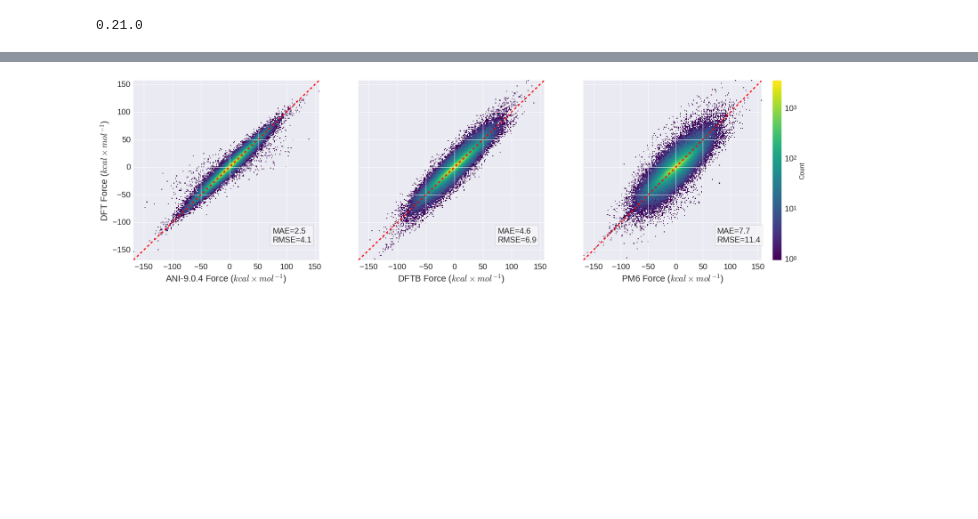
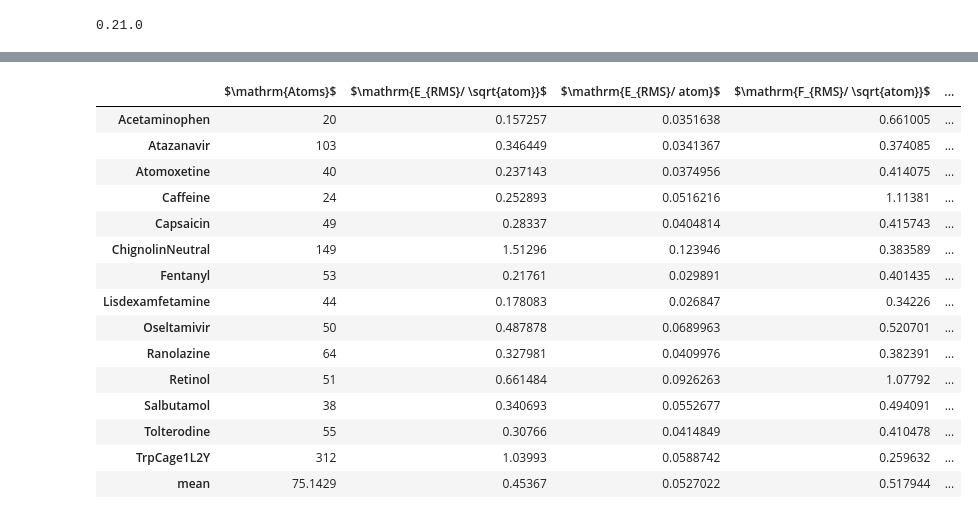
Before and after one commit to Jussmith01/ANI-Tools, a Jupyter notebook: notebooks/eval_ind_ts_data.ipynb, the cells around one changed output, grey strips where cells are left out. Drawn from its saved outputs; the diff is of its cells as text; code cells hidden in the pictures; blank space fills up the shorter version.

```diff
--- a/notebooks/eval_ind_ts_data.ipynb
+++ b/notebooks/eval_ind_ts_data.ipynb
@@ -283,3 +307,22 @@ s
+# %%
+edat4.style
+# %% [output]
+|  | $\mathrm{Atoms}$ | $\mathrm{E_{RMS}/ \sqrt{atom}}$ | $\mathrm{E_{RMS}/ atom}$ | $\mathrm{F_{RMS}/ \sqrt{atom}}$ | ... |
+| Acetaminophen | 20 | 0.157257 | 0.0351638 | 0.661005 | ... |
+| Atazanavir | 103 | 0.346449 | 0.0341367 | 0.374085 | ... |
+| Atomoxetine | 40 | 0.237143 | 0.0374956 | 0.414075 | ... |
+| Caffeine | 24 | 0.252893 | 0.0516216 | 1.11381 | ... |
+| Capsaicin | 49 | 0.28337 | 0.0404814 | 0.415743 | ... |
+| ChignolinNeutral | 149 | 1.51296 | 0.123946 | 0.383589 | ... |
+| Fentanyl | 53 | 0.21761 | 0.029891 | 0.401435 | ... |
+| Lisdexamfetamine | 44 | 0.178083 | 0.026847 | 0.34226 | ... |
+| Oseltamivir | 50 | 0.487878 | 0.0689963 | 0.520701 | ... |
+| Ranolazine | 64 | 0.327981 | 0.0409976 | 0.382391 | ... |
+| Retinol | 51 | 0.661484 | 0.0926263 | 1.07792 | ... |
+| Salbutamol | 38 | 0.340693 | 0.0552677 | 0.494091 | ... |
+| Tolterodine | 55 | 0.30766 | 0.0414849 | 0.410478 | ... |
+| TrpCage1L2Y | 312 | 1.03993 | 0.0588742 | 0.259632 | ... |
+| mean | 75.1429 | 0.45367 | 0.0527022 | 0.517944 | ... |
 # %%
 # Create a Pandas Excel writer using XlsxWriter as the engine.
 writer = pd.ExcelWriter(frc_xlsx, engine='xlsxwriter')
@@ -308,13 +351,13 @@ mpl.rcParams['ytick.labelsize'] = label_size
 fig, axes = plt.subplots(1, 3, figsize=[30,8], sharex=True, sharey=True, gridspec_kw = {'width_ratios':[1, 1, 1.2]})
 cmap = mpl.cm.viridis
 
-bin1 = aes.plot_corr_dist_axes(axes[0], Forces['ANI'], Forces['DFT'], cmap, r'ANI-9.0.4 Force ($kcal \times mol^{-1}$)', r'DFT Force ($kcal \times mol^{-1}$)')
+bin1 = aes.plot_corr_dist_axes(axes[0], Forces['ANI'], Forces['DFT'], cmap, r'ANI-AL6 Force ($kcal \times mol^{-1} \times \AA^{-1}$)', r'DFT Force ($kcal \times mol^{-1} \times \AA^{-1}$)')
 heights = bin1[0]
-bin2 = aes.plot_corr_dist_axes(axes[1], Forces['DFTB'], Forces['DFT'], cmap, r'DFTB Force ($kcal \times mol^{-1}$)', '', 1, heights.max())
-bin3 = aes.plot_corr_dist_axes(axes[2], Forces['PM6'], Forces['DFT'], cmap, r'PM6 Force ($kcal \times mol^{-1}$)', '', 1, heights.max())
+bin2 = aes.plot_corr_dist_axes(axes[1], Forces['DFTB'], Forces['DFT'], cmap, r'DFTB Force ($kcal \times mol^{-1} \times \AA^{-1}$)', '', 1, heights.max())
+bin3 = aes.plot_corr_dist_axes(axes[2], Forces['PM6'], Forces['DFT'], cmap, r'PM6 Force ($kcal \times mol^{-1} \times \AA^{-1}$)', '', 1, heights.max())
 
 cb1 = fig.colorbar(bin2[-1], cmap=cmap)
-cb1.set_label('Count', fontsize=16)
+cb1.set_label('Count', fontsize=20)
 
 #aes.add_inset_histogram(Forces['ANI'], Forces['DFT'], pos=[0.15, 0.636, .07, .235], ylim=[0, 1200], xlim=[-25, 25])
 #aes.add_inset_histogram(Forces['DFTB'], Forces['DFT'], pos=[0.41, 0.636, .07, .235], ylim=[0, 1200], xlim=[-25, 25])
@@ -322,12 +365,10 @@ cb1.set_label('Count', fontsize=16)
 #add_inset_histogram(ax, Xa, Xp)
 #add_inset_histogram(ax, Xa, Xp)
 
-plt.show()
-#pp = PdfPages(storepath)
-#pp.savefig(fig)
-#pp.close()
+#plt.show()
+pp = PdfPages(storepath)
+pp.savefig(fig)
+pp.close()
-# %% [output]
-[figure, removed]
 # %%
 plt.hist(Forces['DFTB'] - Forces['DFT'],bins=100)
 plt.hist(Forces['ANI'] - Forces['DFT'],bins=100, alpha=0.5)
```
Also changed, not shown: parts of 8 cells of this notebook, 9 other files.
